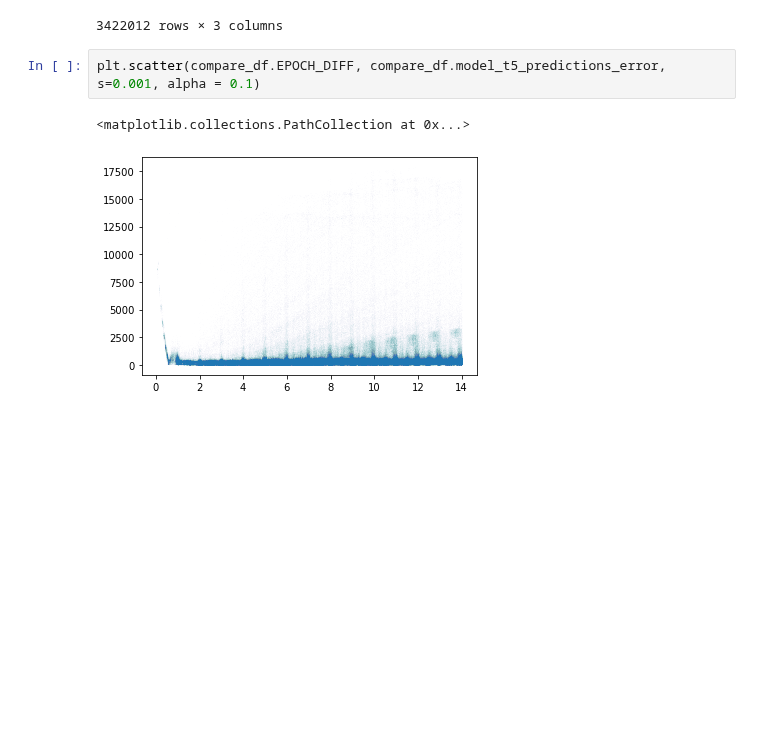
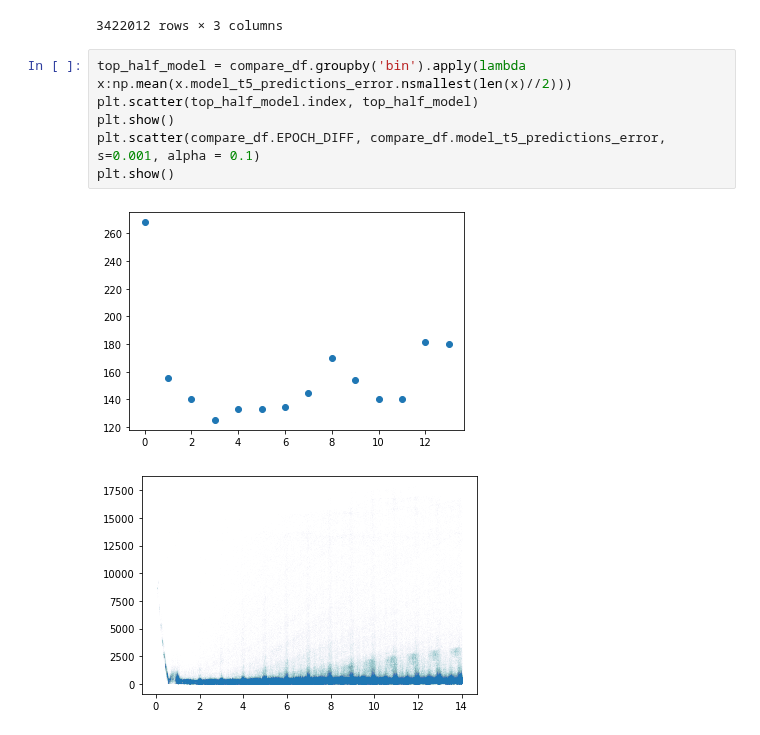
Before and after one commit to cm-tle-pred/tle-prediction, a Jupyter notebook: models/model_t5/explore_errors.ipynb, the cells around one changed output. Drawn from its saved outputs; the diff is of its cells as text; blank space fills up the shorter version.

```diff
--- a/models/model_t5/explore_errors.ipynb
+++ b/models/model_t5/explore_errors.ipynb
@@ -72,8 +72,12 @@ compare
 | 3422011 | 13.645409190000 | 1644.917559788989 | 186.460537360846 |
 3422012 rows × 3 columns
 # %%
+top_half_model = compare_df.groupby('bin').apply(lambda x:np.mean(x.model_t5_predictions_error.nsmallest(len(x)//2)))
+plt.scatter(top_half_model.index, top_half_model)
+plt.show()
 plt.scatter(compare_df.EPOCH_DIFF, compare_df.model_t5_predictions_error, s=0.001, alpha = 0.1)
+plt.show()
 # %% [output]
-<matplotlib.collections.PathCollection at 0x...>
-[figure, old version]
+[figure, new version]
+[figure, added]
 # %%
```
Also changed, not shown: parts of 4 cells of this notebook, 2 other files.
